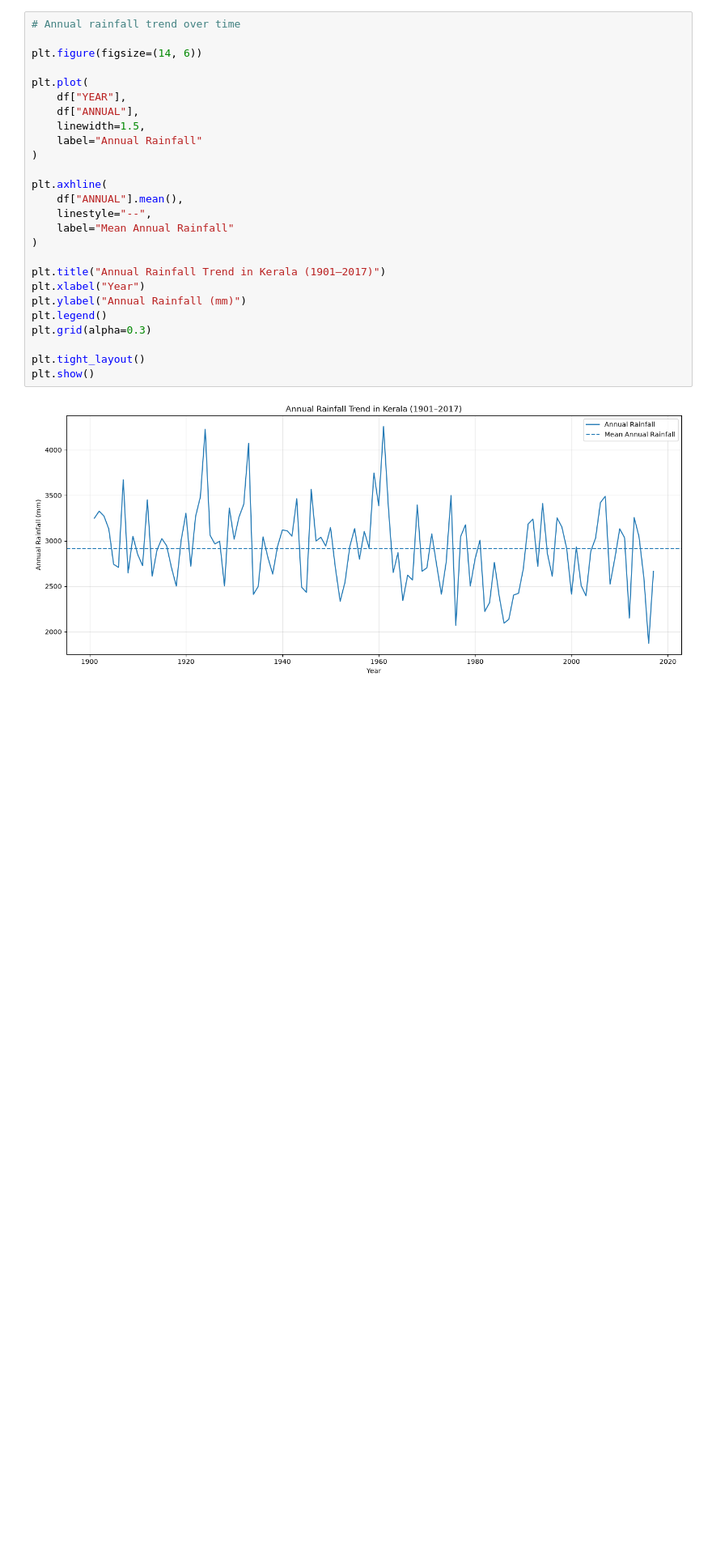
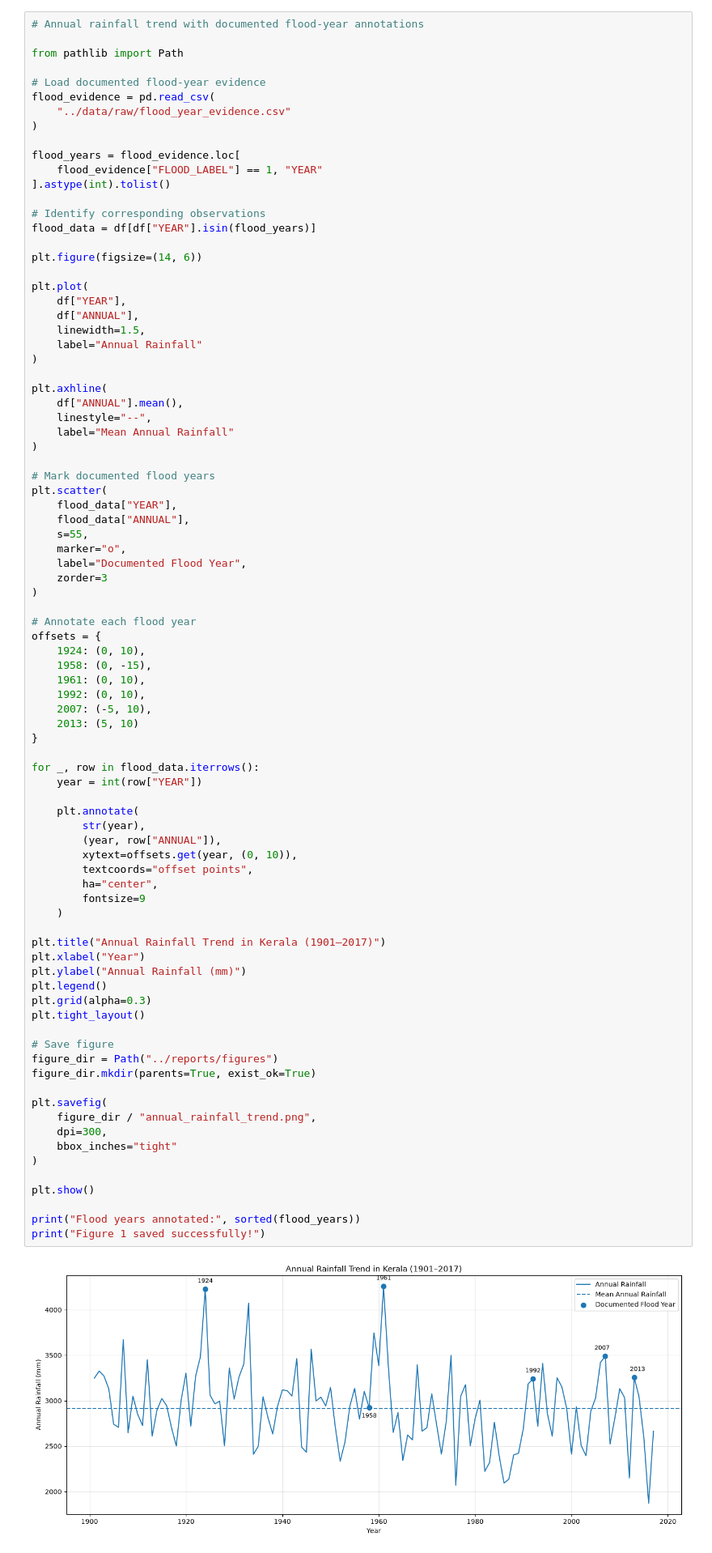
Before and after one commit to meppyy/ml-project, a Jupyter notebook: notebooks/01_data_exploration.ipynb, the cells around one changed output. Shown at 81% size. Saved outputs shown, nothing was run; the diff lists cells and outputs as text; blank space fills up the shorter version.

```diff
--- a/notebooks/01_data_exploration.ipynb
+++ b/notebooks/01_data_exploration.ipynb
@@ -79,30 +79,89 @@ Descriptive Statistics:
 | 75% | 1988.00 | 16.90 | 21.40 | 50.10 | 135.10 | 265.40 | 788.50 | 831.60 | 495.00 | 335.60 | 354.10 | ... |
 | max | 2017.00 | 83.50 | 79.00 | 217.20 | 238.00 | 738.80 | 1098.20 | 1526.50 | 1199.20 | 526.70 | 567.90 | ... |
 # %%
-# Annual rainfall trend over time
+# Annual rainfall trend with documented flood-year annotations
+
+from pathlib import Path
+
+# Load documented flood-year evidence
+flood_evidence = pd.read_csv(
+    "../data/raw/flood_year_evidence.csv"
+)
+
+flood_years = flood_evidence.loc[
+    flood_evidence["FLOOD_LABEL"] == 1, "YEAR"
+].astype(int).tolist()
+
+# Identify corresponding observations
+flood_data = df[df["YEAR"].isin(flood_years)]
 
 plt.figure(figsize=(14, 6))
 
 plt.plot(
     df["YEAR"],
     df["ANNUAL"],
     linewidth=1.5,
     label="Annual Rainfall"
 )
 
 plt.axhline(
     df["ANNUAL"].mean(),
     linestyle="--",
     label="Mean Annual Rainfall"
 )
 
+# Mark documented flood years
+plt.scatter(
+    flood_data["YEAR"],
+    flood_data["ANNUAL"],
+    s=55,
+    marker="o",
+    label="Documented Flood Year",
+    zorder=3
+)
+
+# Annotate each flood year
+offsets = {
+    1924: (0, 10),
+    1958: (0, -15),
+    1961: (0, 10),
+    1992: (0, 10),
+    2007: (-5, 10),
+    2013: (5, 10)
+}
+
+for _, row in flood_data.iterrows():
+    year = int(row["YEAR"])
+
+    plt.annotate(
+        str(year),
+        (year, row["ANNUAL"]),
+        xytext=offsets.get(year, (0, 10)),
+        textcoords="offset points",
+        ha="center",
+        fontsize=9
+    )
+
 plt.title("Annual Rainfall Trend in Kerala (1901–2017)")
 plt.xlabel("Year")
 plt.ylabel("Annual Rainfall (mm)")
 plt.legend()
 plt.grid(alpha=0.3)
+plt.tight_layout()
 
-plt.tight_layout()
+# Save figure
+figure_dir = Path("../reports/figures")
+figure_dir.mkdir(parents=True, exist_ok=True)
+
+plt.savefig(
+    figure_dir / "annual_rainfall_trend.png",
+    dpi=300,
+    bbox_inches="tight"
+)
+
 plt.show()
+
+print("Flood years annotated:", sorted(flood_years))
+print("Figure 1 saved successfully!")
 # %% [output]
-[figure, old version]
+[figure, new version]
```
Also changed, not shown: parts of 1 cell of this notebook, 5 other files.
